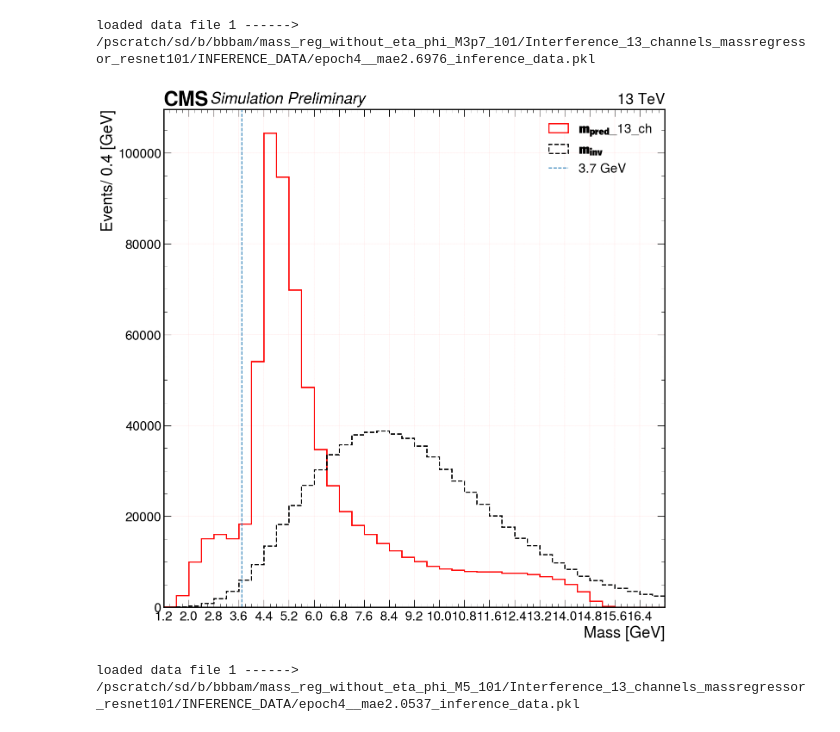
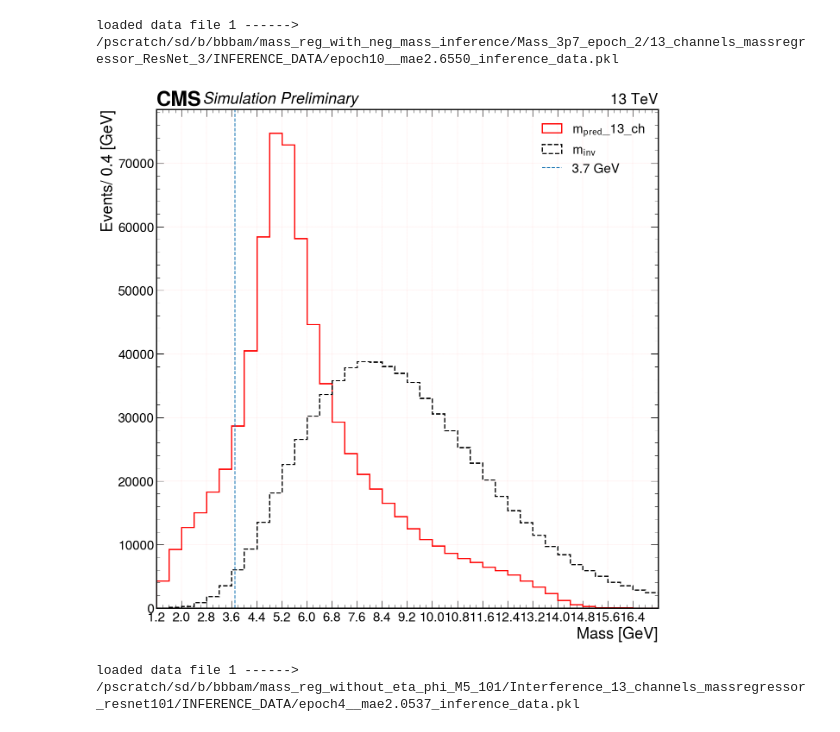
Before and after one commit to bhbam/H_AA_CLuster_jupyter_notebooks, a Jupyter notebook: PL_mass_regression_validation_plots_with_real_unphysical_data_v2_Upsilon_and_signal_sample_single_model.ipynb, the cells around one changed output. Cells and saved outputs as stored; diff of their text form; code cells hidden in the pictures.

```diff
--- a/PL_mass_regression_validation_plots_with_real_unphysical_data_v2_Upsilon_and_signal_sample_single_model.ipynb
+++ b/PL_mass_regression_validation_plots_with_real_unphysical_data_v2_Upsilon_and_signal_sample_single_model.ipynb
@@ -129,10 +129,10 @@ def plot_for_massreg(mass, file):
     # if save: plt.savefig('%s/%d_mtru_mpred_hist_full.png'%(out_dir, epoch), bbox_inches='tight',dpi=300, facecolor = "w")
     plt.show()
 # %%
-plot_for_massreg('3p7',"/pscratch/sd/b/bbbam/mass_reg_without_eta_phi_M3p7_101/Interference_13_channels_massregressor_resnet101/INFERENCE_DATA/*")
+plot_for_massreg('3p7',"/pscratch/sd/b/bbbam/mass_reg_with_neg_mass_inference/Mass_3p7_epoch_2/13_channels_massregressor_ResNet_3/INFERENCE_DATA/*")
 # %% [output]
-loaded data file 1 ------>  /pscratch/sd/b/bbbam/mass_reg_without_eta_phi_M3p7_101/Interference_13_channels_massregressor_resnet101/INFERENCE_DATA/epoch4__mae2.6976_inference_data.pkl
+loaded data file 1 ------>  /pscratch/sd/b/bbbam/mass_reg_with_neg_mass_inference/Mass_3p7_epoch_2/13_channels_massregressor_ResNet_3/INFERENCE_DATA/epoch10__mae2.6550_inference_data.pkl
-[figure, old version]
+[figure, new version]
 # %%
 plot_for_massreg('5',"/pscratch/sd/b/bbbam/mass_reg_without_eta_phi_M5_101/Interference_13_channels_massregressor_resnet101/INFERENCE_DATA/*")
 # %% [output]
```
Also changed, not shown: parts of 1 cell of this notebook, 6 other files.
